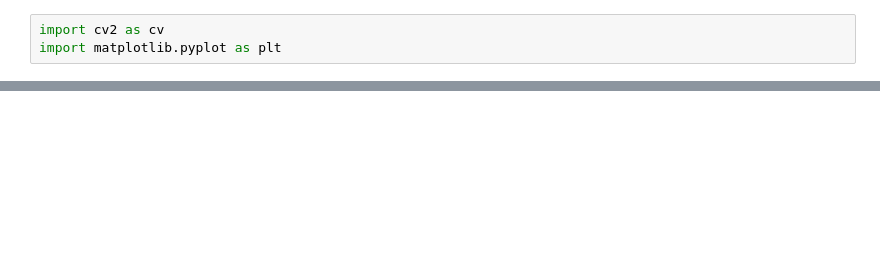
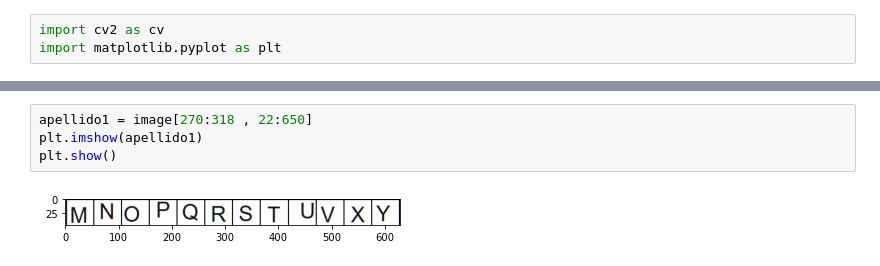
Before and after one commit to charlie4498/EmbebidosP3, a Jupyter notebook: Edicion_Img.ipynb, the cells around one changed output, grey strips where cells are left out. Drawn from its saved outputs; the diff is of its cells as text; blank space fills up the shorter version.

```diff
--- a/Edicion_Img.ipynb
+++ b/Edicion_Img.ipynb
@@ -16,0 +16,6 @@ plt.show()
+# %%
+apellido1 = image[270:318 , 22:650]
+plt.imshow(apellido1)
+plt.show()
+# %% [output]
+[figure, added]
```
Also changed, not shown: parts of 8 cells of this notebook.
